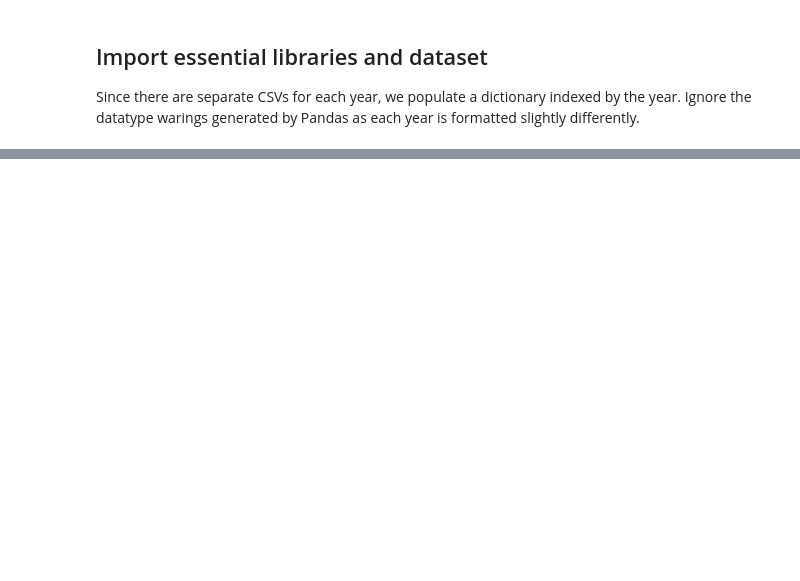
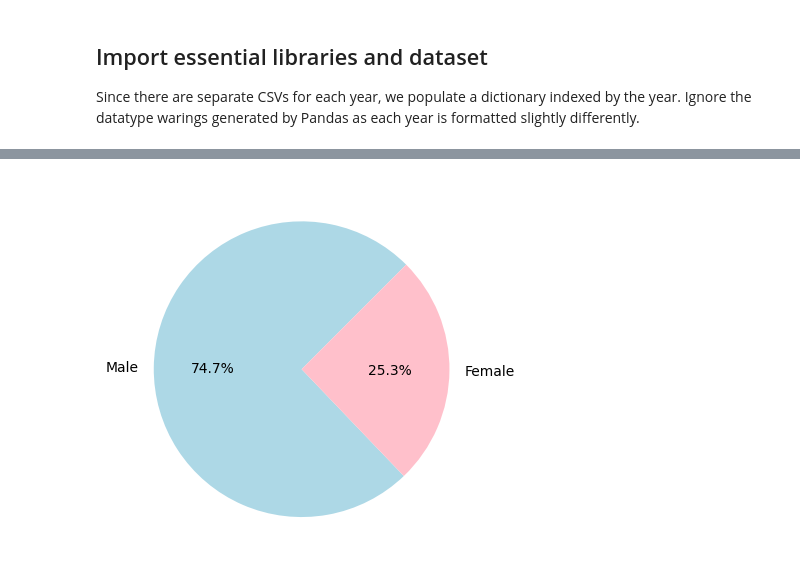
Before and after one commit to frogmasta/TE-360-Final-Project, a Jupyter notebook: main.ipynb, the cells around one changed output, grey strips where cells are left out. Saved outputs shown, nothing was run; the diff lists cells and outputs as text; code cells hidden in the pictures; blank space fills up the shorter version.

Commit message:
Clean Data and Preliminary Analysis

```diff
--- a/main.ipynb
+++ b/main.ipynb
@@ -64,0 +46,4 @@ divvy_yearly_dfs[2020]
+# %%
+divvy_complete_df = pd.concat(divvy_dfs, ignore_index=True, sort=False)
+
+divvy_complete_df.head()
@@ -64,0 +77,23 @@ divvy_yearly_dfs[2020]
+# %%
+divvy_cleaned_df = divvy_complete_df.copy(deep=True)
+# %%
+column_mapping = {
+    "trip_id": "01 - Rental Details Rental ID",
+    "bikeid": "01 - Rental Details Bike ID",
+    "tripduration": "01 - Rental Details Duration In Seconds Uncapped",
+    "from_station_id": "03 - Rental Start Station ID",
+    "from_station_name": "03 - Rental Start Station Name",
+    "to_station_id": "02 - Rental End Station ID",
+    "to_station_name": "02 - Rental End Station Name",
+    "usertype": "User Type",
+    "gender": "Member Gender",
+    "birthyear": "05 - Member Details Member Birthday Year",
+    "start_time": "01 - Rental Details Local Start Time",
+    "end_time": "01 - Rental Details Local End Time",
+    "starttime": "start_time",
+    "stoptime": "end_time",
+}
+
+for key, val in column_mapping.items():
+    print(f"{key}:{val}")
+    divvy_cleaned_df[key] = divvy_cleaned_df[key].fillna(divvy_cleaned_df[val])
@@ -64,0 +115,2 @@ divvy_yearly_dfs[2020]
+# %%
+divvy_cleaned_df = divvy_cleaned_df.drop(columns=column_mapping.values())
@@ -64,0 +156,6 @@ divvy_yearly_dfs[2020]
+# %%
+gender_count = divvy_cleaned_df['gender'].value_counts()
+plt.pie(gender_count.values, labels=gender_count.index, startangle=45, colors=['lightblue', 'pink'], autopct='%1.1f%%')
+plt.show()
+# %% [output]
+[figure, added]
```
Also changed, not shown: parts of 14 cells of this notebook, 1 other file.
